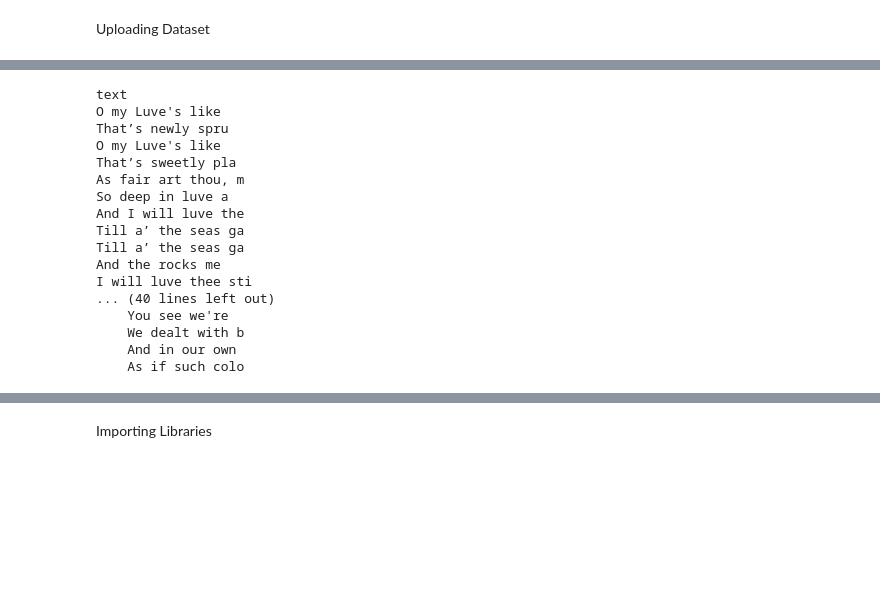
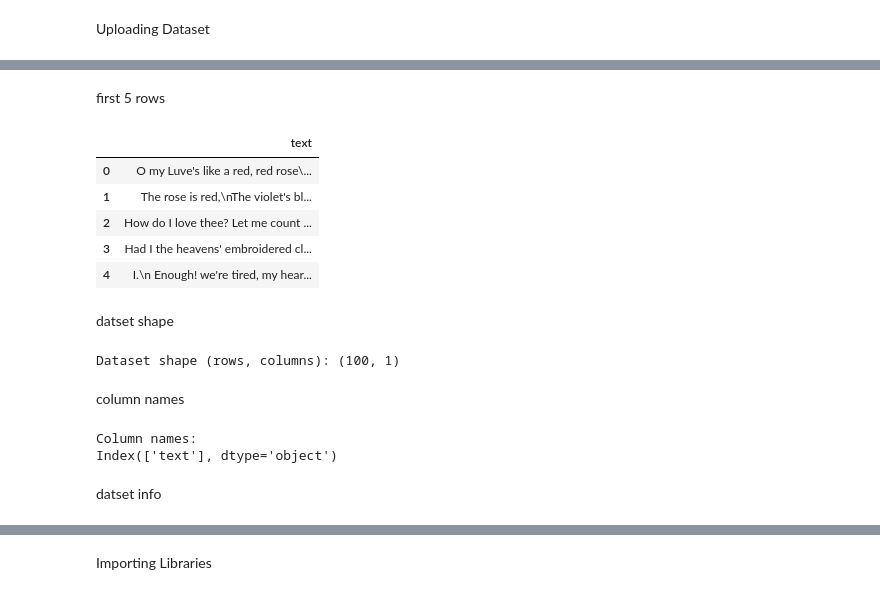
Before and after one commit to Sargam2808/DEEP_LEARNING_LAB, a Jupyter notebook: Dl_lab5.ipynb, the cells around one changed output, grey strips where cells are left out. Saved outputs shown, nothing was run; the diff lists cells and outputs as text; code cells hidden in the pictures; blank space fills up the shorter version.

```diff
--- a/Dl_lab5.ipynb
+++ b/Dl_lab5.ipynb
@@ -33,31 +12,0 @@ Average words per poem: 9492
-# %%
-import fitz  # PyMuPDF
-
-def pdf_to_text(pdf_path):
-    doc = fitz.open(pdf_path)
-    text = ""
-    for page in doc:
-        text += page.get_text()
-    return text
-
-# change filename if needed
-text_data = pdf_to_text("poems-100.pdf")
-print(text_data[:1000])
-# %% [output]
-text
-O my Luve's like
-That’s newly spru
-O my Luve's like
-That’s sweetly pla
-As fair art thou, m
-So deep in luve a
-And I will luve the
-Till a’ the seas ga
-Till a’ the seas ga
-And the rocks me
-I will luve thee sti
-... (40 lines left out)
-    You see we're
-    We dealt with b
-    And in our own
-    As if such colo
@@ -63,0 +18,2 @@ I will luve thee sti
+# %% [markdown]
+first 5 rows
@@ -63,0 +22,25 @@ I will luve thee sti
+# %%
+df.head()
+# %% [output]
+|  | text |
+| 0 | O my Luve's like a red, red rose\... |
+| 1 | The rose is red,\nThe violet's bl... |
+| 2 | How do I love thee? Let me count ... |
+| 3 | Had I the heavens' embroidered cl... |
+| 4 | I.\n Enough! we're tired, my hear... |
+# %% [markdown]
+datset shape
+# %%
+print("Dataset shape (rows, columns):", df.shape)
+# %% [output]
+Dataset shape (rows, columns): (100, 1)
+# %% [markdown]
+column names
+# %%
+print("Column names:")
+print(df.columns)
+# %% [output]
+Column names:
+Index(['text'], dtype='object')
+# %% [markdown]
+datset info
```
Also changed, not shown: parts of 32 cells of this notebook.
